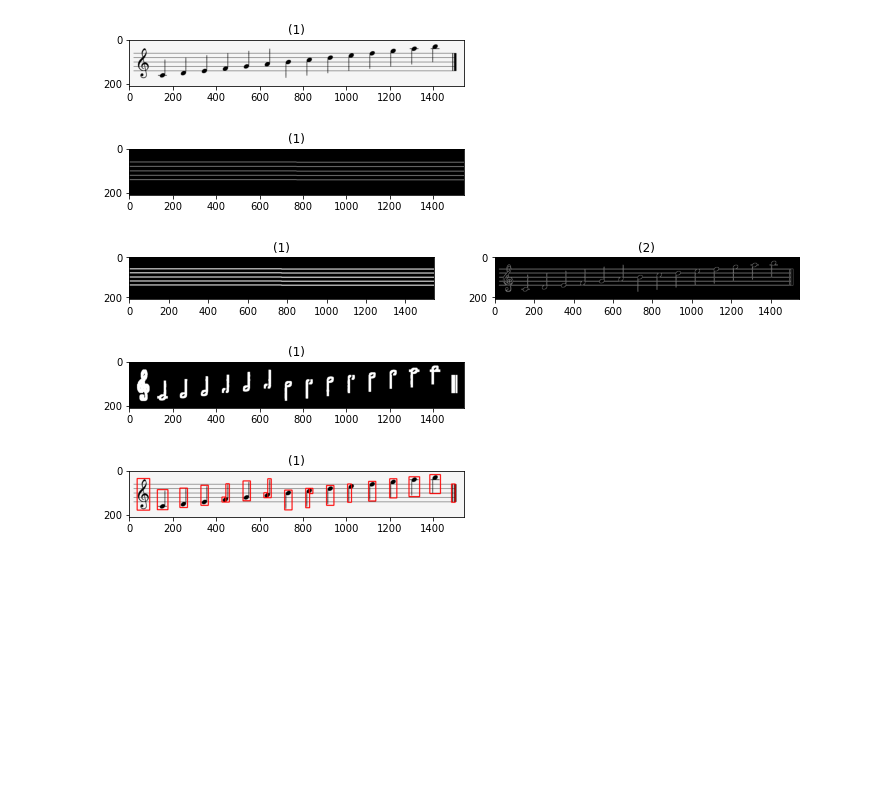
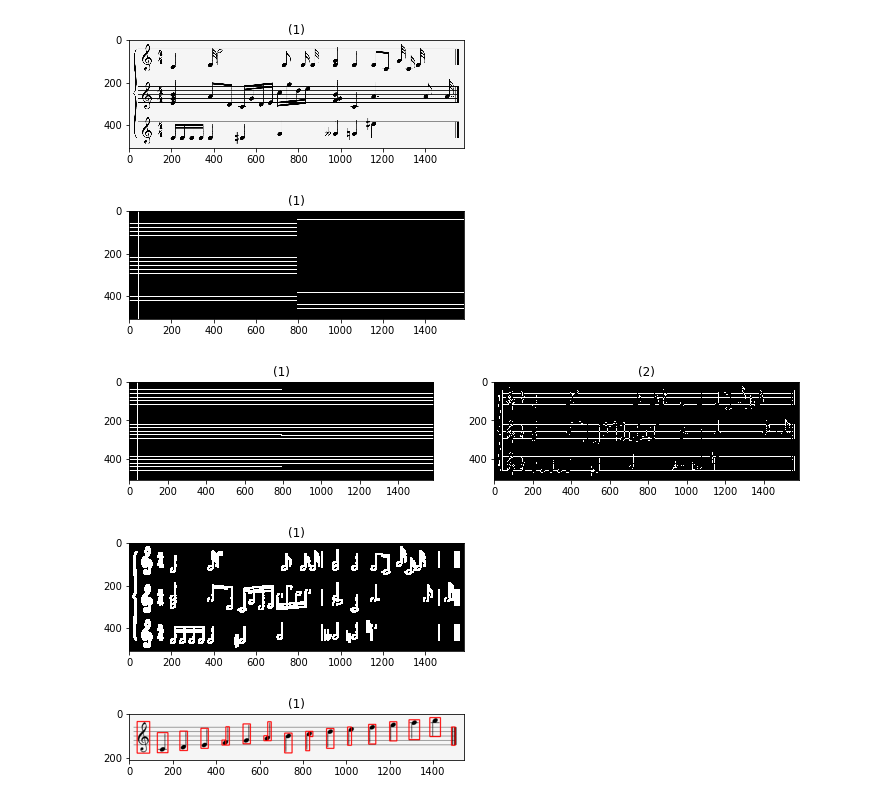
Before and after one commit to aaarafat/Mushido, a Jupyter notebook: notebooks/notes_isolation.ipynb, the cells around one changed output. Saved outputs shown, nothing was run; the diff lists cells and outputs as text; code cells hidden in the pictures; blank space fills up the shorter version.

```diff
--- a/notebooks/notes_isolation.ipynb
+++ b/notebooks/notes_isolation.ipynb
@@ -17,7 +16,7 @@ def integral_image(img):
             int_img[r][c] = img[r][c]+int_img[r][c-1] +int_img[r-1][c] - int_img[r-1][c-1]
     return int_img
 # %%
-def Segment(img,window,t =10):
+def segment(img,window,t =10):
     rows,cols = img.shape
     output = np.zeros(img.shape, dtype="uint8")
     int_img = integral_image(img)
@@ -38,8 +37,8 @@ def Segment(img,window,t =10):
                 output[r-s][c-s]=255
     return output
 # %%
-sheet = cv2.imread(inpath+"04.png")
-sheet_t = Segment(cv2.cvtColor(sheet, cv2.COLOR_BGR2GRAY),11,33)
+sheet = cv2.imread(inpath+"02.png")
+sheet_t = segment(cv2.cvtColor(sheet, cv2.COLOR_BGR2GRAY),11,33)
 
 show_images([sheet])
 
@@ -59,37 +58,37 @@ for rho,theta in hough[:,0,:]:
         b = np.sin(theta)
         x0 = a*rho
         y0 = b*rho
         x1 = int(x0 + img.shape[1]*(-b))
         y1 = int(y0 + img.shape[0]*(a))
         x2 = int(x0 - img.shape[1]*(-b))
         y2 = int(y0 - img.shape[0]*(a))
 
         cv2.line(mask,(x1,y1),(x2,y2),(255,255,255),1)
         temp_lines.append((rho, theta))
 
 temp_lines.sort()
 
 show_images([mask])
 
 mask = cv2.cvtColor(mask, cv2.COLOR_BGR2GRAY)
 kernel = np.ones((3,3),np.uint8)
 mask = cv2.dilate(mask,kernel,iterations = 1)
 show_images([mask, edges])
 
 # remove lines
 result = edges.copy()
 result[mask!=0] = 0
 
 # eliminate discontinuities
 result = cv2.dilate(result,kernel,iterations = 4)
 
 show_images([result])
 # now we have lines
 # %% [output]
-[figure, old version]
+[figure, new version]
-[figure, old version]
+[figure, new version]
-[figure, old version]
+[figure, new version]
-[figure, old version]
+[figure, new version]
 # %%
 # remove repeated lines
 lines = []
```
Also changed, not shown: parts of 2 cells of this notebook, 4 other files.
